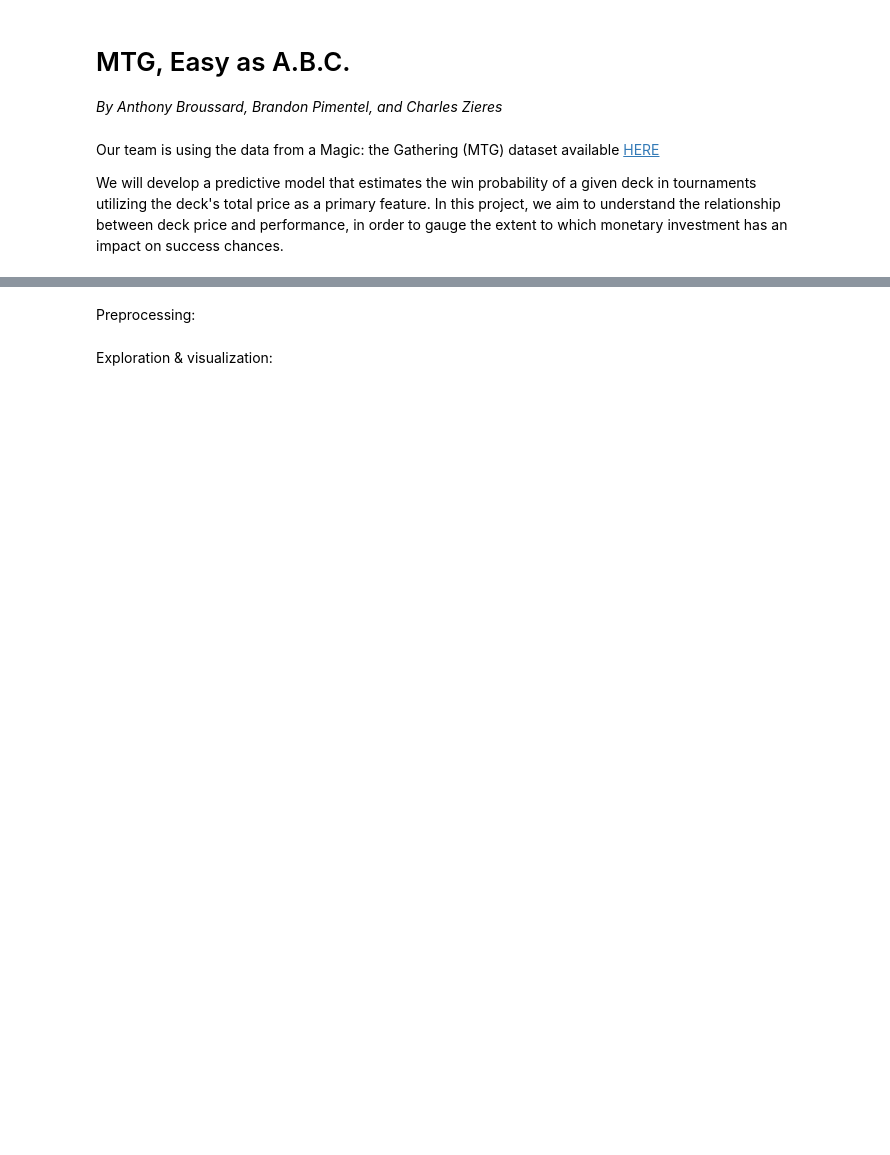
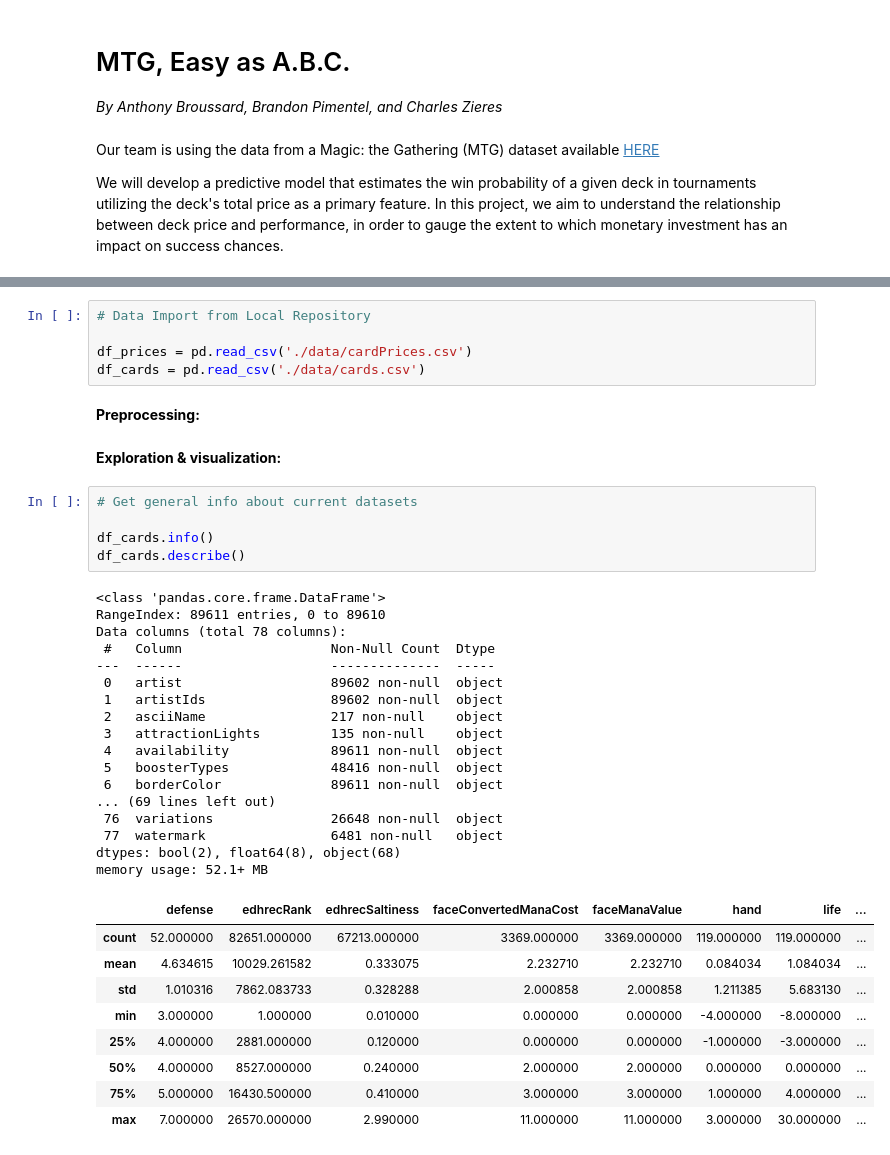
Before and after one commit to Pekoe200/MTG-Easy-As-ABC, a Jupyter notebook: mtg_abc_project_update_2024-02-14.ipynb, the cells around one changed output, grey strips where cells are left out. Drawn from its saved outputs; the diff is of its cells as text; blank space fills up the shorter version.

```diff
--- a/mtg_abc_project_update_2024-02-14.ipynb
+++ b/mtg_abc_project_update_2024-02-14.ipynb
@@ -30,4 +17,41 @@ ParserError: Error tokenizing data. C error: EOF inside string starting at row 1
-# %% [markdown]
-Preprocessing:
-# %% [markdown]
-Exploration & visualization:
+# %%
+# Data Import from Local Repository
+
+df_prices = pd.read_csv('./data/cardPrices.csv')
+df_cards = pd.read_csv('./data/cards.csv')
+# %% [markdown]
+**Preprocessing:**
+# %% [markdown]
+**Exploration & visualization:**
+# %%
+# Get general info about current datasets
+
+df_cards.info()
+df_cards.describe()
+# %% [output]
+<class 'pandas.core.frame.DataFrame'>
+RangeIndex: 89611 entries, 0 to 89610
+Data columns (total 78 columns):
+ #   Column                   Non-Null Count  Dtype
+---  ------                   --------------  -----
+ 0   artist                   89602 non-null  object
+ 1   artistIds                89602 non-null  object
+ 2   asciiName                217 non-null    object
+ 3   attractionLights         135 non-null    object
+ 4   availability             89611 non-null  object
+ 5   boosterTypes             48416 non-null  object
+ 6   borderColor              89611 non-null  object
+... (69 lines left out)
+ 76  variations               26648 non-null  object
+ 77  watermark                6481 non-null   object
+dtypes: bool(2), float64(8), object(68)
+memory usage: 52.1+ MB
+|  | defense | edhrecRank | edhrecSaltiness | faceConvertedManaCost | faceManaValue | hand | life | ... |
+| count | 52.000000 | 82651.000000 | 67213.000000 | 3369.000000 | 3369.000000 | 119.000000 | 119.000000 | ... |
+| mean | 4.634615 | 10029.261582 | 0.333075 | 2.232710 | 2.232710 | 0.084034 | 1.084034 | ... |
+| std | 1.010316 | 7862.083733 | 0.328288 | 2.000858 | 2.000858 | 1.211385 | 5.683130 | ... |
+| min | 3.000000 | 1.000000 | 0.010000 | 0.000000 | 0.000000 | -4.000000 | -8.000000 | ... |
+| 25% | 4.000000 | 2881.000000 | 0.120000 | 0.000000 | 0.000000 | -1.000000 | -3.000000 | ... |
+| 50% | 4.000000 | 8527.000000 | 0.240000 | 2.000000 | 2.000000 | 0.000000 | 0.000000 | ... |
+| 75% | 5.000000 | 16430.500000 | 0.410000 | 3.000000 | 3.000000 | 1.000000 | 4.000000 | ... |
+| max | 7.000000 | 26570.000000 | 2.990000 | 11.000000 | 11.000000 | 3.000000 | 30.000000 | ... |
```
Also changed, not shown: parts of 5 cells of this notebook.
